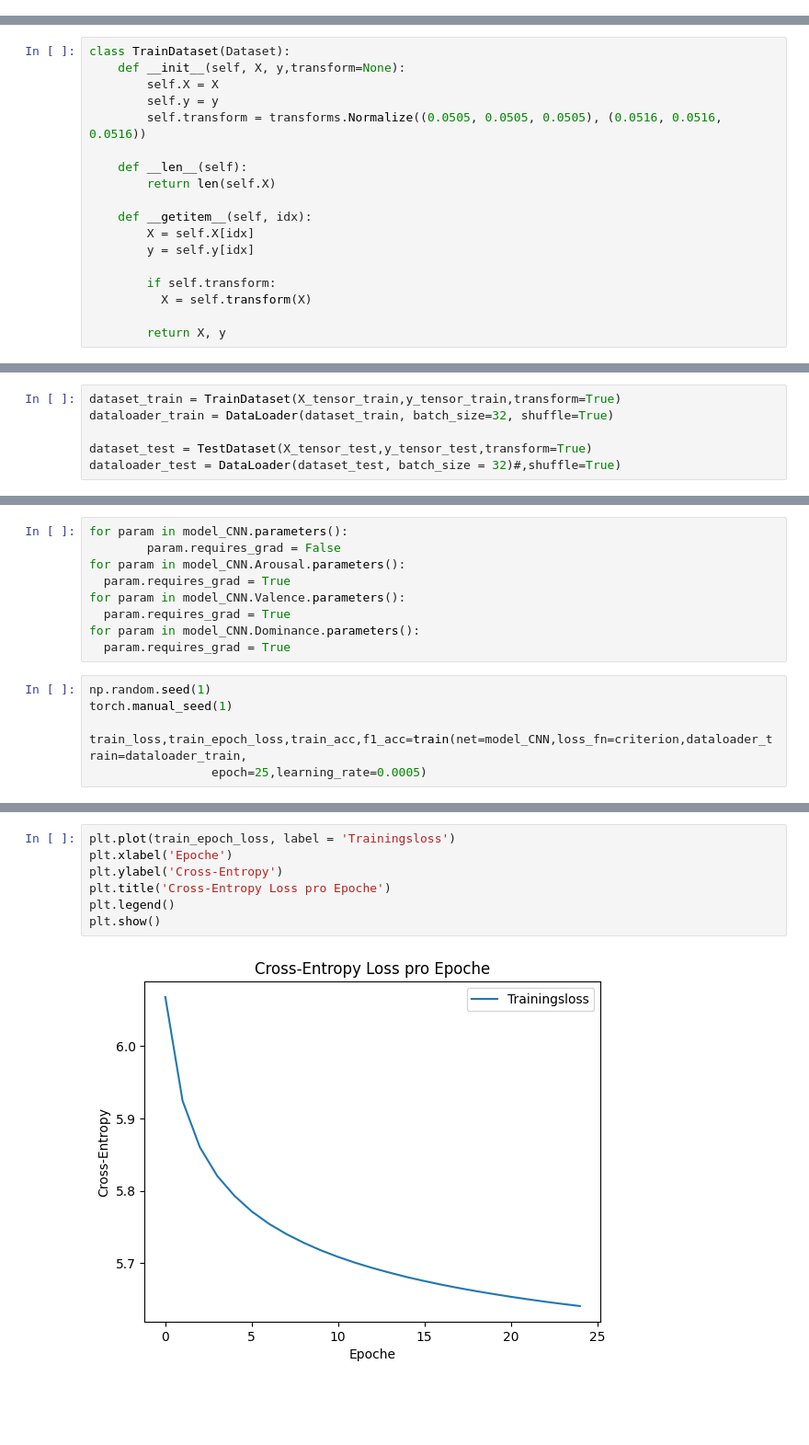
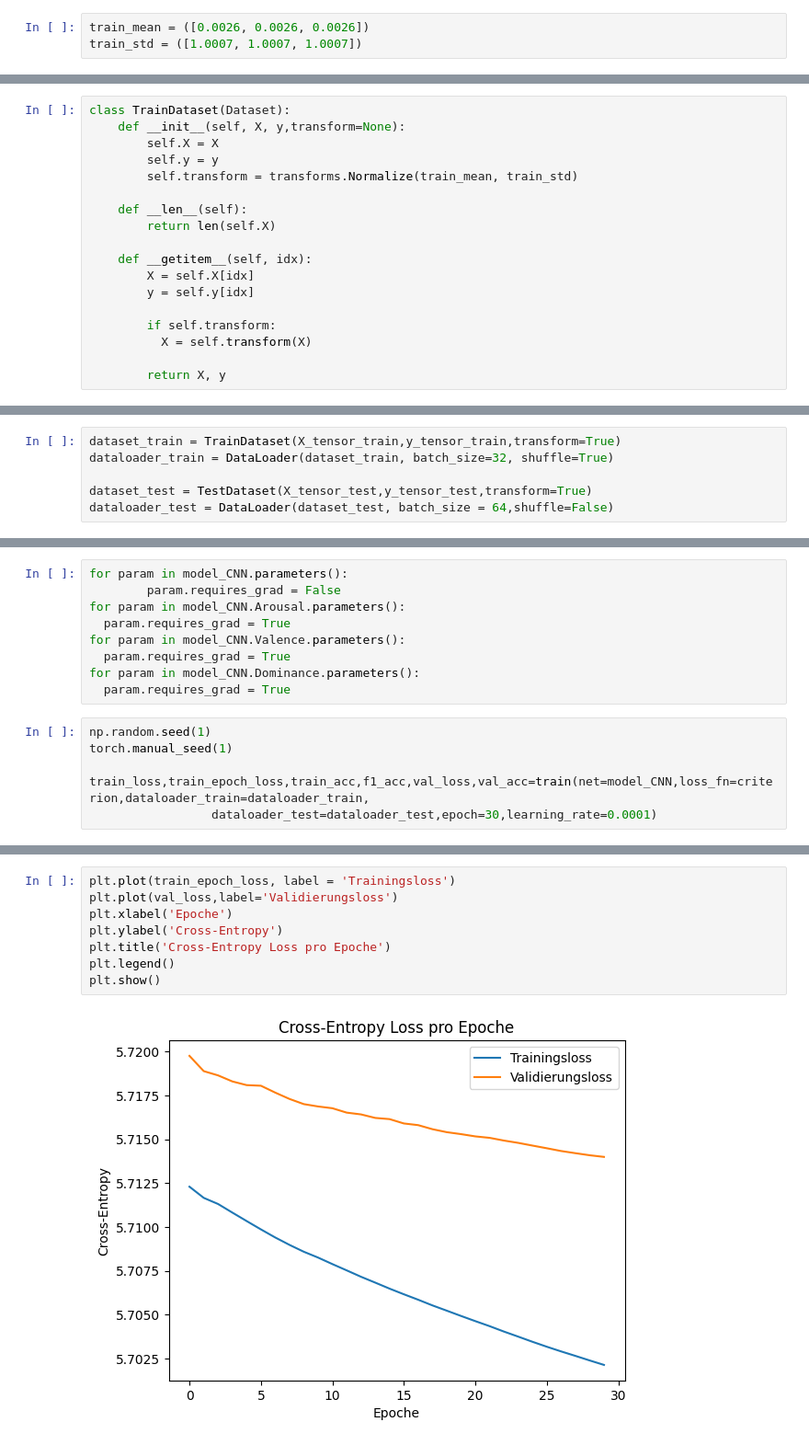
Before and after one commit to JNPauli/Emotional_Machines, a Jupyter notebook: Classification_Pipeline.ipynb, the cells around one changed output, grey strips where cells are left out. Shown at 92% size. Saved outputs shown, nothing was run; the diff lists cells and outputs as text; blank space fills up the shorter version.

Commit message:
Addest test set for validation while training, improved results

```diff
--- a/Classification_Pipeline.ipynb
+++ b/Classification_Pipeline.ipynb
@@ -143,3 +140,6 @@ train_std = (0.0516, 0.0516, 0.0516)
+# %%
+train_mean = ([0.0026, 0.0026, 0.0026])
+train_std = ([1.0007, 1.0007, 1.0007])
 # %%
 test_mean = ([0.0510, 0.0510, 0.0510])
 test_std = ([0.0520, 0.0520, 0.0520])
@@ -151,7 +151,7 @@ class TrainDataset(Dataset):
     def __init__(self, X, y,transform=None):
         self.X = X
         self.y = y
-        self.transform = transforms.Normalize((0.0505, 0.0505, 0.0505), (0.0516, 0.0516, 0.0516))
+        self.transform = transforms.Normalize(train_mean, train_std)
 
     def __len__(self):
         return len(self.X)
@@ -205,4 +205,4 @@ dataset_train = TrainDataset(X_tensor_train,y_tensor_train,transform=True)
 dataloader_train = DataLoader(dataset_train, batch_size=32, shuffle=True)
 
 dataset_test = TestDataset(X_tensor_test,y_tensor_test,transform=True)
-dataloader_test = DataLoader(dataset_test, batch_size = 32)#,shuffle=True)
+dataloader_test = DataLoader(dataset_test, batch_size = 64,shuffle=False)
@@ -443,8 +502,8 @@ for param in model_CNN.Dominance.parameters():
 np.random.seed(1)
 torch.manual_seed(1)
 
-train_loss,train_epoch_loss,train_acc,f1_acc=train(net=model_CNN,loss_fn=criterion,dataloader_train=dataloader_train,
-                 epoch=25,learning_rate=0.0005)
+train_loss,train_epoch_loss,train_acc,f1_acc,val_loss,val_acc=train(net=model_CNN,loss_fn=criterion,dataloader_train=dataloader_train,
+                 dataloader_test=dataloader_test,epoch=30,learning_rate=0.0001)
 # %% [output]
 Die letzten 5000 Zeilen der Streamingausgabe wurden abgeschnitten.
 WARNING:root:Warning: Some classes do not exist in the target. F1 scores for these classes will be cast to zeros.
@@ -467,11 +525,12 @@ finished training
 # %%
 plt.plot(train_epoch_loss, label = 'Trainingsloss')
+plt.plot(val_loss,label='Validierungsloss')
 plt.xlabel('Epoche')
 plt.ylabel('Cross-Entropy')
 plt.title('Cross-Entropy Loss pro Epoche')
 plt.legend()
 plt.show()
 # %% [output]
-[figure, old version]
+[figure, new version]
 # %%
 plt.plot(torch.tensor(f1_acc,device='cpu'), label = 'Trainingsgenauigkeit')
```
Also changed, not shown: parts of 17 cells of this notebook.
